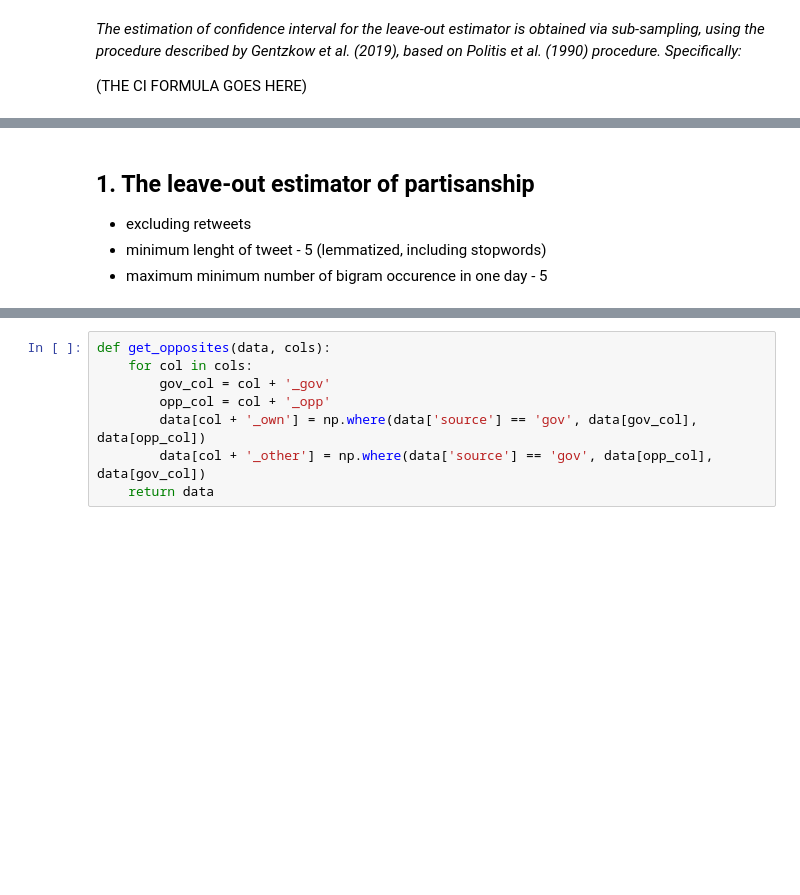
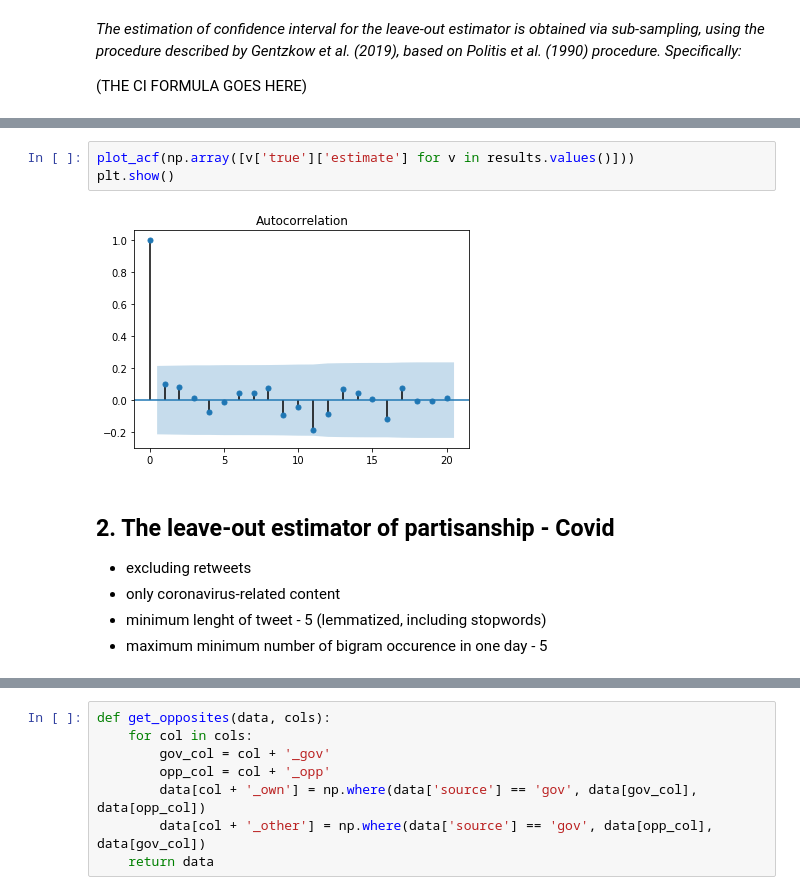
Before and after one commit to bodzioboo/twitter, a Jupyter notebook: notebooks/nlp/polarization.ipynb, the cells around one changed output, grey strips where cells are left out. Cells and saved outputs as stored; diff of their text form; blank space fills up the shorter version.

```diff
--- a/notebooks/nlp/polarization.ipynb
+++ b/notebooks/nlp/polarization.ipynb
@@ -75,5 +125,11 @@ $\hat{q}_{i,t} = c_{i,t} / m_{i,t}$ are the phrase frequencies for speaker $i$ a
+# %%
+plot_acf(np.array([v['true']['estimate'] for v in results.values()]))
+plt.show()
+# %% [output]
+[figure, added]
 # %% [markdown]
-## 1. The leave-out estimator of partisanship
+## 2. The leave-out estimator of partisanship  - Covid
 - excluding retweets
+- only coronavirus-related content
 - minimum lenght of tweet - 5 (lemmatized, including stopwords)
 - maximum minimum number of bigram occurence in one day - 5
```
Also changed, not shown: parts of 77 cells of this notebook, 19 other files.
